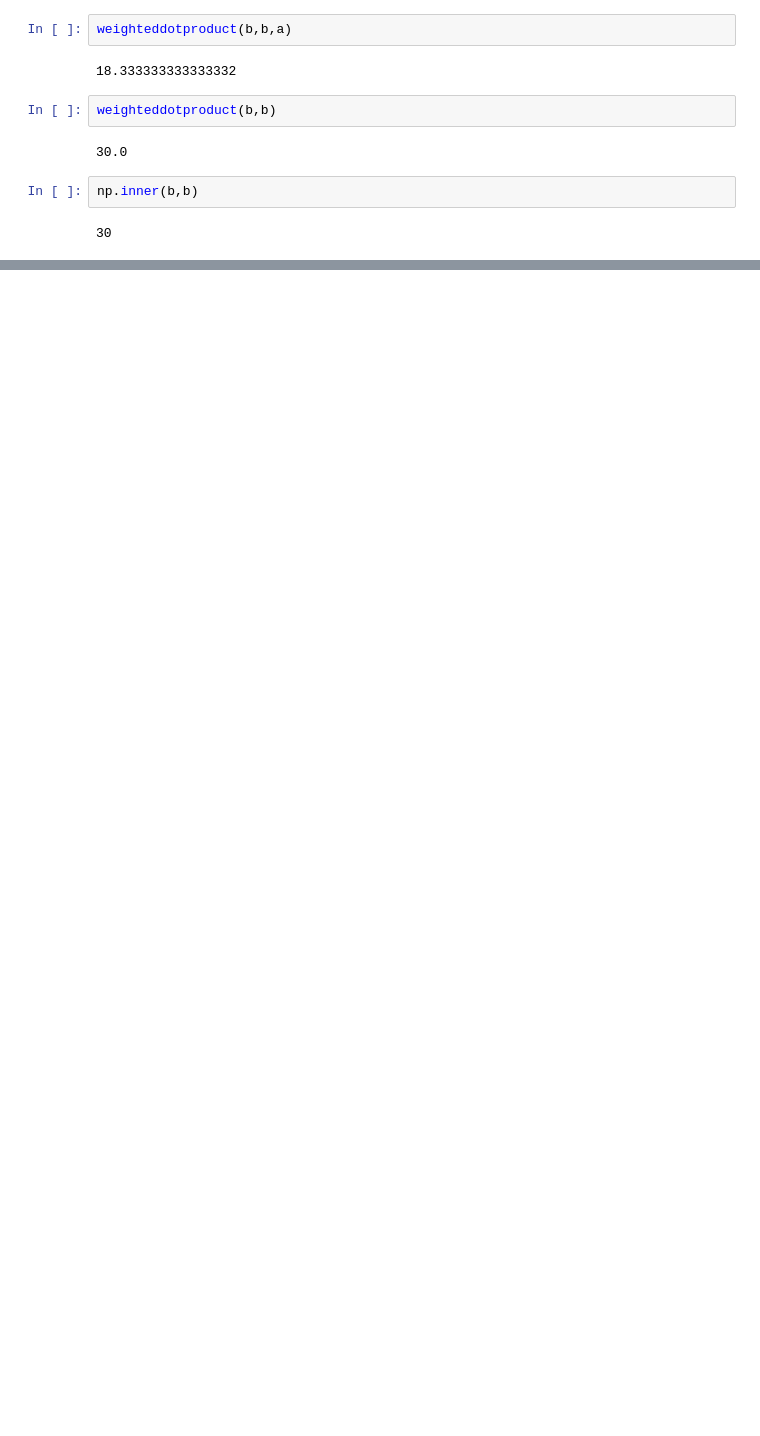
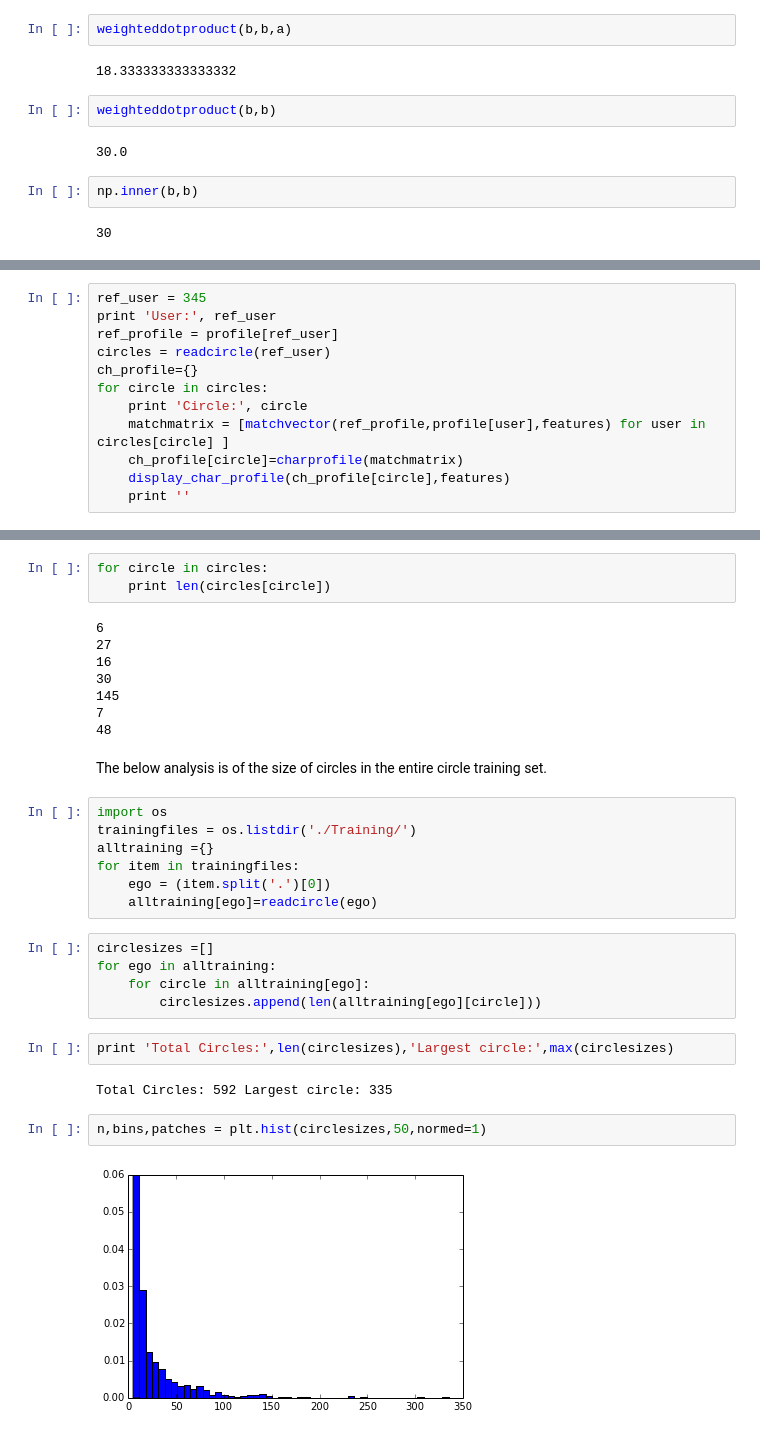
Before and after one commit to bmkessler/Kaggle_Social_Circles, a Jupyter notebook: BK_scratch.ipynb, the cells around one changed output, grey strips where cells are left out. Cells and saved outputs as stored; diff of their text form; blank space fills up the shorter version.

```diff
--- a/BK_scratch.ipynb
+++ b/BK_scratch.ipynb
@@ -159,0 +281,12 @@ np.inner(b,b)
+# %%
+ref_user = 345
+print 'User:', ref_user
+ref_profile = profile[ref_user]
+circles = readcircle(ref_user)
+ch_profile={}
+for circle in circles:
+    print 'Circle:', circle
+    matchmatrix = [matchvector(ref_profile,profile[user],features) for user in circles[circle] ]
+    ch_profile[circle]=charprofile(matchmatrix)
+    display_char_profile(ch_profile[circle],features)
+    print ''
@@ -159,0 +311,33 @@ np.inner(b,b)
+# %%
+for circle in circles:
+    print len(circles[circle])
+# %% [output]
+6
+27
+16
+30
+145
+7
+48
+# %% [markdown]
+The below analysis is of the size of circles in the entire circle training set.
+# %%
+import os
+trainingfiles = os.listdir('./Training/')
+alltraining ={}
+for item in trainingfiles:
+    ego = (item.split('.')[0])
+    alltraining[ego]=readcircle(ego)
+# %%
+circlesizes =[]
+for ego in alltraining:
+    for circle in alltraining[ego]:
+        circlesizes.append(len(alltraining[ego][circle]))
+# %%
+print 'Total Circles:',len(circlesizes),'Largest circle:',max(circlesizes)
+# %% [output]
+Total Circles: 592 Largest circle: 335
+# %%
+n,bins,patches = plt.hist(circlesizes,50,normed=1)
+# %% [output]
+[figure, added]
```
Also changed, not shown: parts of 31 cells of this notebook, 1 other file.
